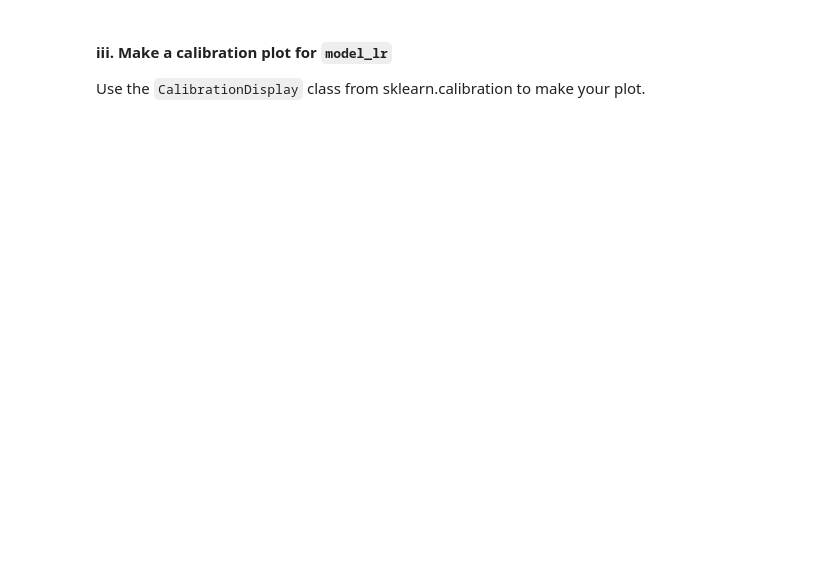
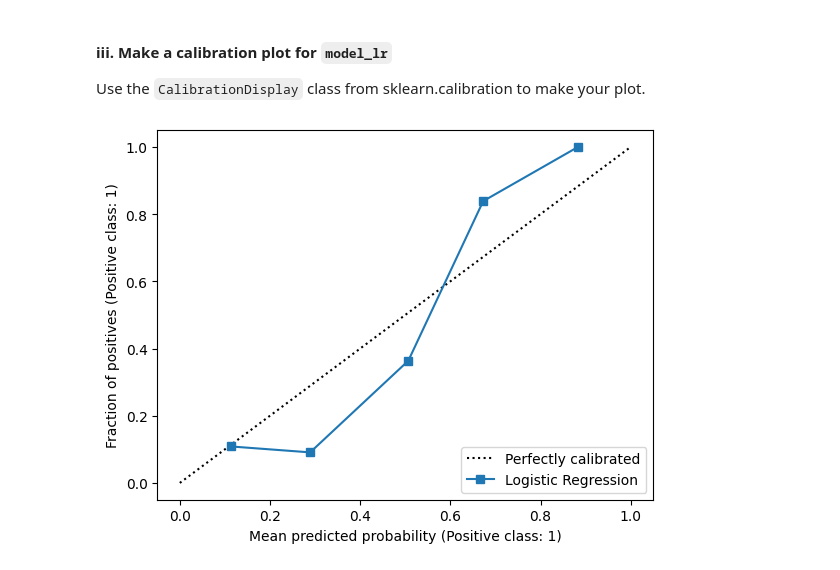
Before and after one commit to johnrizzo1/CS556, a Jupyter notebook: week13/Logistic_Regression.ipynb, the cells around one changed output. Cells and saved outputs as stored; diff of their text form; code cells hidden in the pictures; blank space fills up the shorter version.

Commit message:
Finished week13 Logistic Regression

```diff
--- a/week13/Logistic_Regression.ipynb
+++ b/week13/Logistic_Regression.ipynb
@@ -75,13 +184,24 @@ Use the `dropna()` function to drop any remaining **rows** that consist of NA va
 #### iii. Data Scaling
 
 1. Use MinMaxScaler to scale only the **continuous attributes** of X_train. Apply the `fit_transform()` function of the scaler to obtain the scaled data and store it back in X_train.
+# %%
+scaler = MinMaxScaler()
+X_train = scaler.fit_transform(X_train)
 # %% [markdown]
 2. Scale the X_test using the scaler you have just fit, this time using the `transform()` function. Note: Store the scaled values back into X_test. At the end of this step, you must have X_train, X_test, all scaled according to the MinMaxScaler.
+# %%
+X_test = df_test.drop(columns=['Survived'])
+y_test = df_test['Survived']
+X_test = scaler.transform(X_test)
 # %% [markdown]
 ### c. Modelling
 
 #### i. Modelling (Model Instantiation / Training) using Logistic Regression classifier
 
 1. Employ the Logistic Regression classifier from sklearn and instantiate the model. Label this model as ‘model_lr’
+# %%
+model_lr = LogisticRegression()
 # %% [markdown]
 2. Once instantiated, `fit()` the model using the scaled X_train, y_train data.
+# %%
+model_lr.fit(X_train, y_train)
@@ -114,3 +317,10 @@ Train a new Logistic Regression model on the new training and use the pre-existi
 #### iii. Make a calibration plot for `model_lr`
 
 Use the `CalibrationDisplay` class from sklearn.calibration to make your plot.
+# %%
+calibration_display = CalibrationDisplay.from_estimator(
+    model_lr, X_test, y_test, name="Logistic Regression"
+)
+plt.show()
+# %% [output]
+[figure, added]
```
Also changed, not shown: parts of 24 cells of this notebook.
